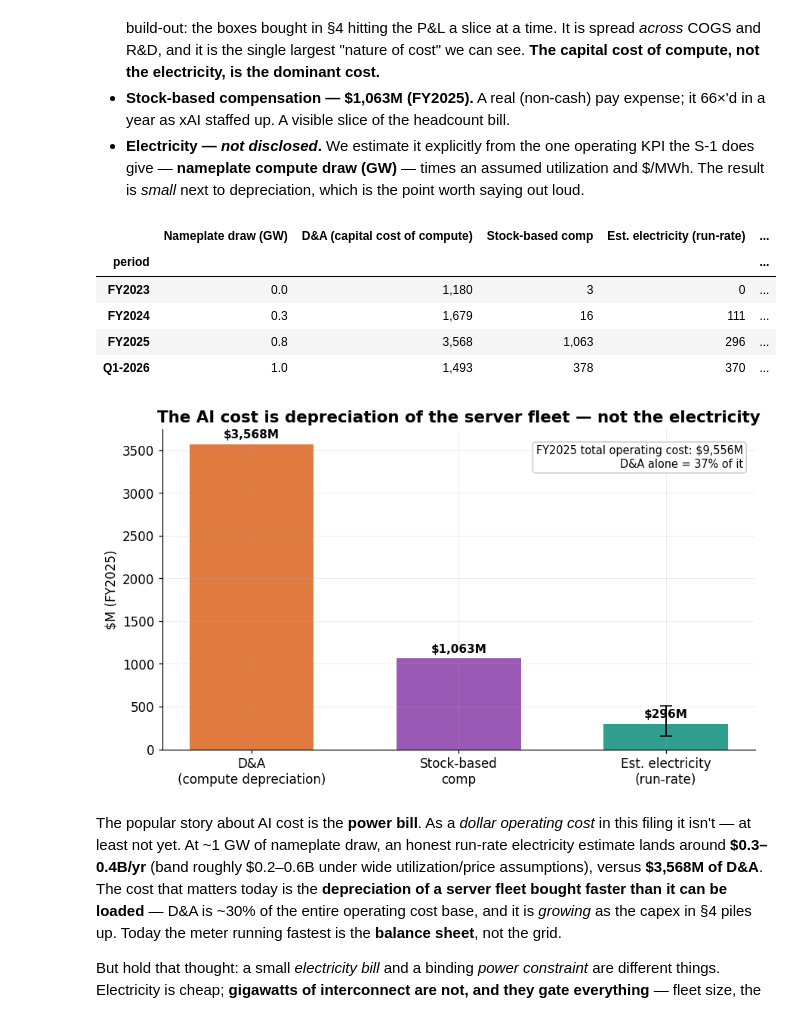
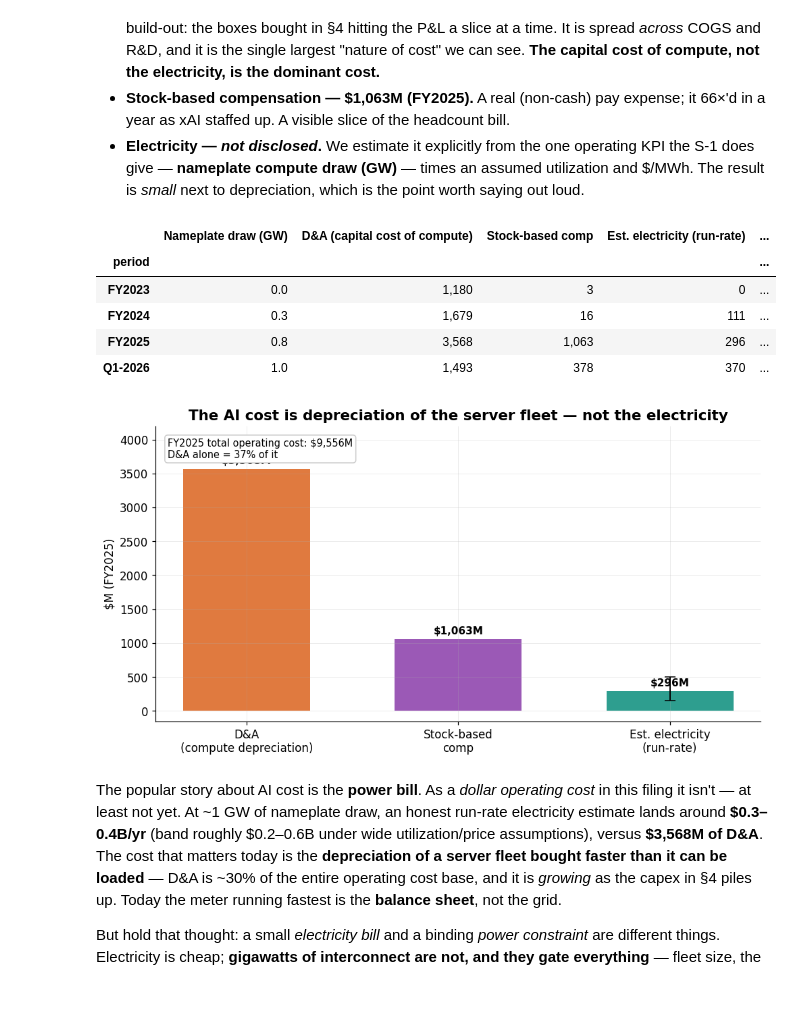
Before and after one commit to SailingSF/spacex_ipo_analysis, a Jupyter notebook: notebooks/ai.ipynb, the cells around one changed output. Cells and saved outputs as stored; diff of their text form; code cells hidden in the pictures.

```diff
--- a/notebooks/ai.ipynb
+++ b/notebooks/ai.ipynb
@@ -157,7 +157,7 @@ mix["Total AI revenue"] = mix.sum(axis=1)
 mix["Advertising %"]    = R.ads_pct
 display(fmt(mix, pct=["Advertising %"]))      # table keeps the actual reported Q1-2026
 
-fig, (axL, axR) = plt.subplots(1, 2, figsize=(12.4, 4.9), gridspec_kw={"width_ratios": [1.45, 1]})
+fig, (axL, axR) = plt.subplots(1, 2, figsize=(12.4, 4.9), gridspec_kw={"width_ratios": [1.45, 1], "wspace": 0.34})
 
 # Left: stacked revenue by source.
 x = np.arange(len(CHART_PERIODS))
@@ -171,7 +171,7 @@ for i in range(len(CHART_PERIODS)):
 axL.set_xticks(x); axL.set_xticklabels(CHART_PERIODS)
 axL.set_ylabel("AI revenue ($M)"); axL.set_ylim(0, 4200)
 axL.set_title("Revenue is rotating from ads to compute")
-axL.legend(handles=[b_sol, b_adv, EST_PATCH], loc="upper left", fontsize=8.5)
+charts.legend_panel(axL, handles=[b_sol, b_adv, EST_PATCH], fontsize=7.5, ncol=1)
 
 # Right: the advertising-share crossover.
 ads_pct = to_chart("ads_pct")
@@ -180,13 +180,13 @@ axR.fill_between(x, [p * 100 for p in ads_pct], 50, where=[p < 0.5 for p in ads_
                  color=ORANGE, alpha=0.12)
 axR.axhline(50, color="#888", ls="--", lw=1)
 for i, p in enumerate(ads_pct):
-    axR.annotate(f"{p*100:.0f}%", (i, p*100), textcoords="offset points", xytext=(0, 8),
+    charts.annotate_clear(axR, f"{p*100:.0f}%", (i, p*100), textcoords="offset points", xytext=(0, 12),
                  ha="center", fontsize=9, fontweight="bold")
 axR.set_xticks(x); axR.set_xticklabels(CHART_PERIODS)
 axR.set_ylabel("Advertising as % of AI revenue"); axR.set_ylim(30, 90)
 axR.set_title("…and ads drop below half the mix")
 
-charts.save(fig, "ai_revenue_mix"); plt.show()
+charts.pad_ylim(axL); charts.pad_ylim(axR); charts.finish_pair(fig, wspace=0.34); charts.save(fig, "ai_revenue_mix", layout=False); plt.show()
 # %% [output]
 |  | Advertising (X) | AI Solutions & Infrastructure | Total AI revenue | Advertising % |
 | period |  |  |  |  |
@@ -311,37 +311,37 @@ nat = pd.DataFrame({
     "Stock-based comp":                 R.sbc,
     "Est. electricity (run-rate)":      elec_base,
     "Elec. low–high band":              [f"{lo:,.0f}–{hi:,.0f}" for lo, hi in zip(elec_lo, elec_hi)],
 })
 display(fmt(nat, one=["Nameplate draw (GW)"]))
 
 # FY2025 "nature" comparison: D&A vs SBC vs estimated electricity, against the total cost base.
 p = "FY2025"
 labels = ["D&A\n(compute depreciation)", "Stock-based\ncomp", "Est. electricity\n(run-rate)"]
 vals   = [R.da[p], R.sbc[p], elec_base[p]]
 cols   = [ORANGE, PALETTE[3], TEAL]
 
 fig, ax = plt.subplots(figsize=(9.2, 5))
 bars = ax.bar(labels, vals, color=cols, width=0.6)
 ax.errorbar(2, elec_base[p], yerr=[[elec_base[p]-elec_lo[p]], [elec_hi[p]-elec_base[p]]],
             fmt="none", ecolor="black", capsize=5, lw=1.3)
 for b, v in zip(bars, vals):
     ax.text(b.get_x() + b.get_width()/2, v + 70, f"${v:,.0f}M", ha="center", fontsize=10, fontweight="bold")
 total_cost = R.cogs[p] + R.rnd[p] + R.sga[p] + R.restructuring[p]
-ax.text(0.98, 0.95, f"FY2025 total operating cost: ${total_cost:,.0f}M\n"
+ax.text(0.02, 0.96, f"FY2025 total operating cost: ${total_cost:,.0f}M\n"
         f"D&A alone = {R.da[p]/total_cost:.0%} of it",
-        transform=ax.transAxes, ha="right", va="top", fontsize=9.5,
+        transform=ax.transAxes, ha="left", va="top", fontsize=9.5,
         bbox=dict(boxstyle="round", fc="white", ec="#ccc"))
 ax.set_ylabel("$M (FY2025)")
 ax.set_title("The AI cost is depreciation of the server fleet — not the electricity")
-charts.save(fig, "ai_cost_nature"); plt.show()
+charts.pad_ylim(ax); charts.finish(fig); charts.save(fig, "ai_cost_nature", layout=False); plt.show()
 # %% [output]
 |  | Nameplate draw (GW) | D&A (capital cost of compute) | Stock-based comp | Est. electricity (run-rate) | ... |
 | period |  |  |  |  | ... |
 | FY2023 | 0.0 | 1,180 | 3 | 0 | ... |
 | FY2024 | 0.3 | 1,679 | 16 | 111 | ... |
 | FY2025 | 0.8 | 3,568 | 1,063 | 296 | ... |
 | Q1-2026 | 1.0 | 1,493 | 378 | 370 | ... |
-[figure, old version]
+[figure, new version]
 # %% [markdown]
 The popular story about AI cost is the **power bill**. As a *dollar operating cost* in this filing it
 isn't — at least not yet. At ~1 GW of nameplate draw, an honest run-rate electricity estimate lands
```
Also changed, not shown: parts of 11 cells of this notebook, 11 other files.
